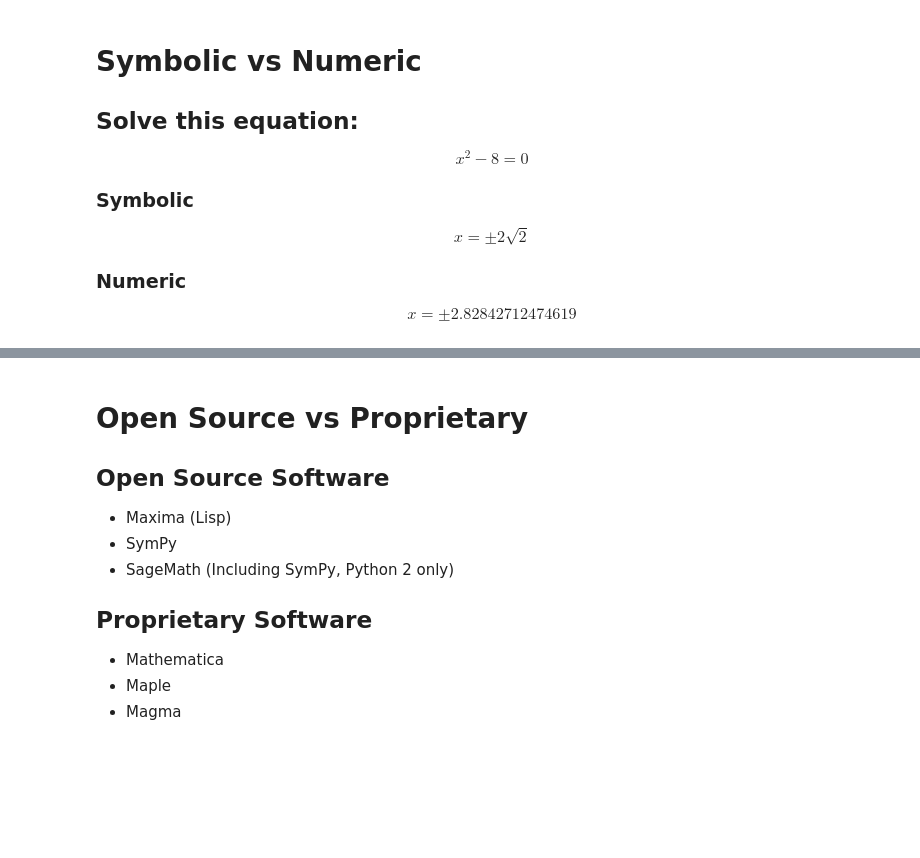
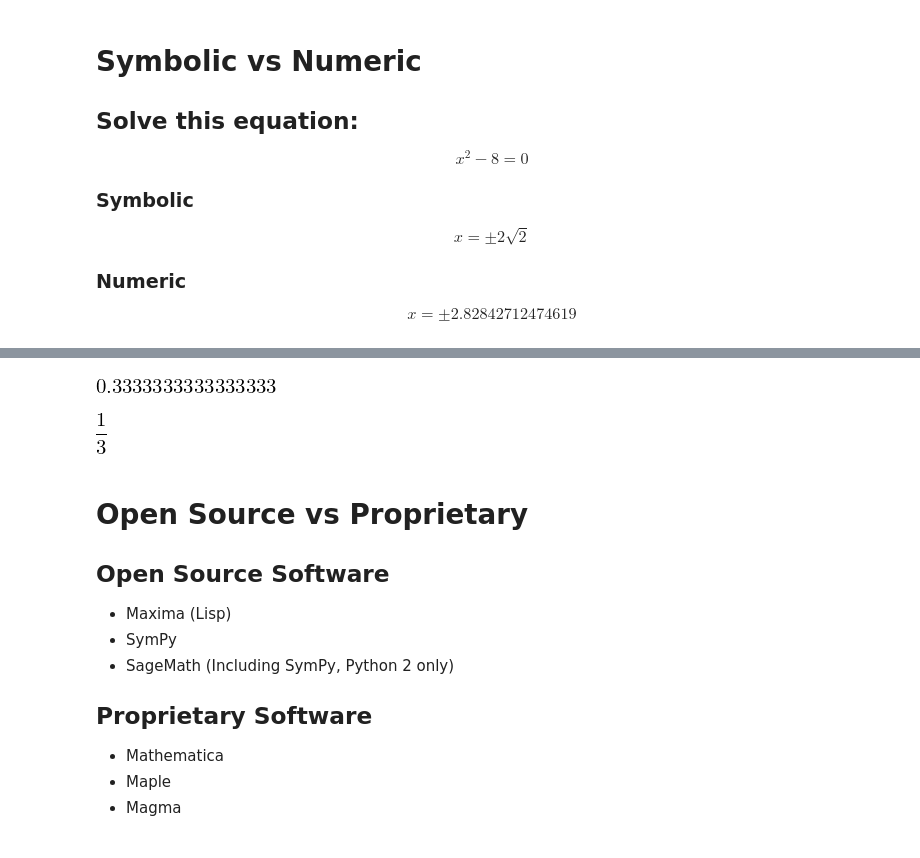
Before and after one commit to HayaoSuzuki/pyconjp2018, a Jupyter notebook: 180917slide_revised.ipynb, the cells around one changed output, grey strips where cells are left out. Cells and saved outputs as stored; diff of their text form; code cells hidden in the pictures; blank space fills up the shorter version.

```diff
--- a/180917slide_revised.ipynb
+++ b/180917slide_revised.ipynb
@@ -75,3 +83,14 @@ $$x = \pm 2.82842712474619$$
+# %%
+sum(1 / 4**k for k in range(1, 100))
+# %% [output]
+[figure, added]
+# %%
+from sympy import Symbol, oo, summation
+
+k = Symbol('k', integer=True)
+summation(1 / (4**k), (k, 1, oo))
+# %% [output]
+[figure, added]
 # %% [markdown]
 # Open Source vs Proprietary
 
```
Also changed, not shown: parts of 53 cells of this notebook, 1 other file.
